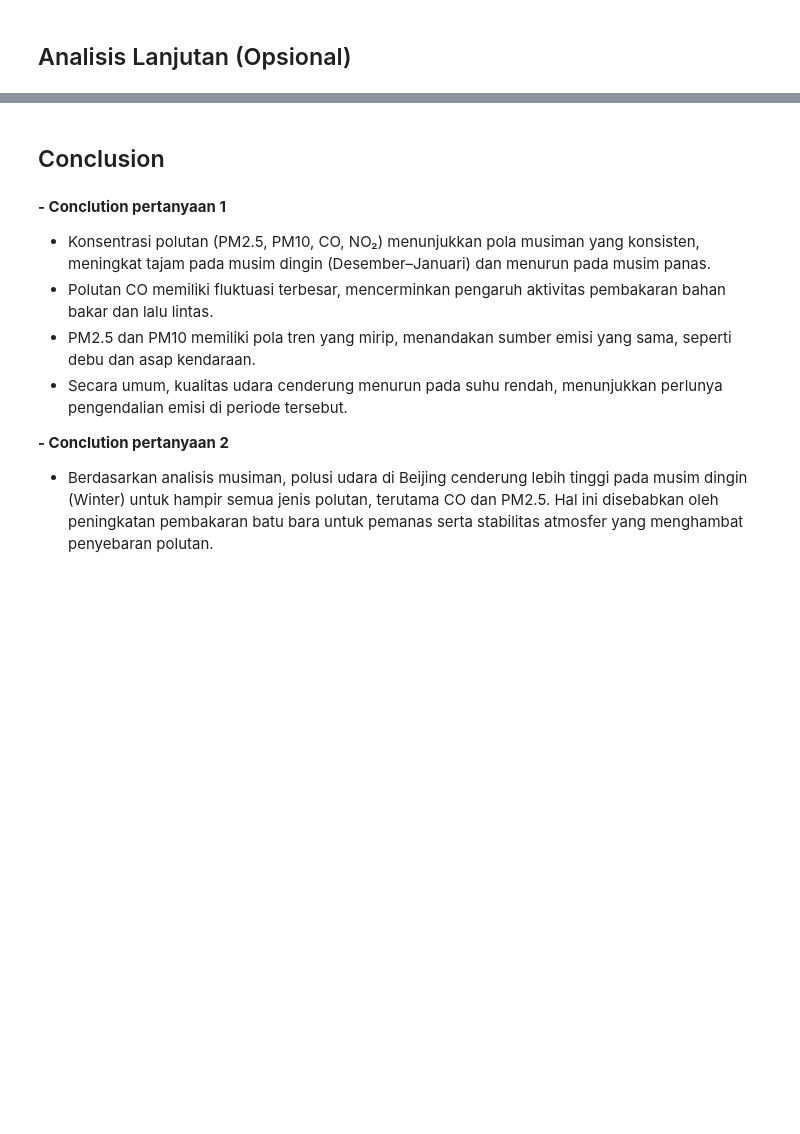
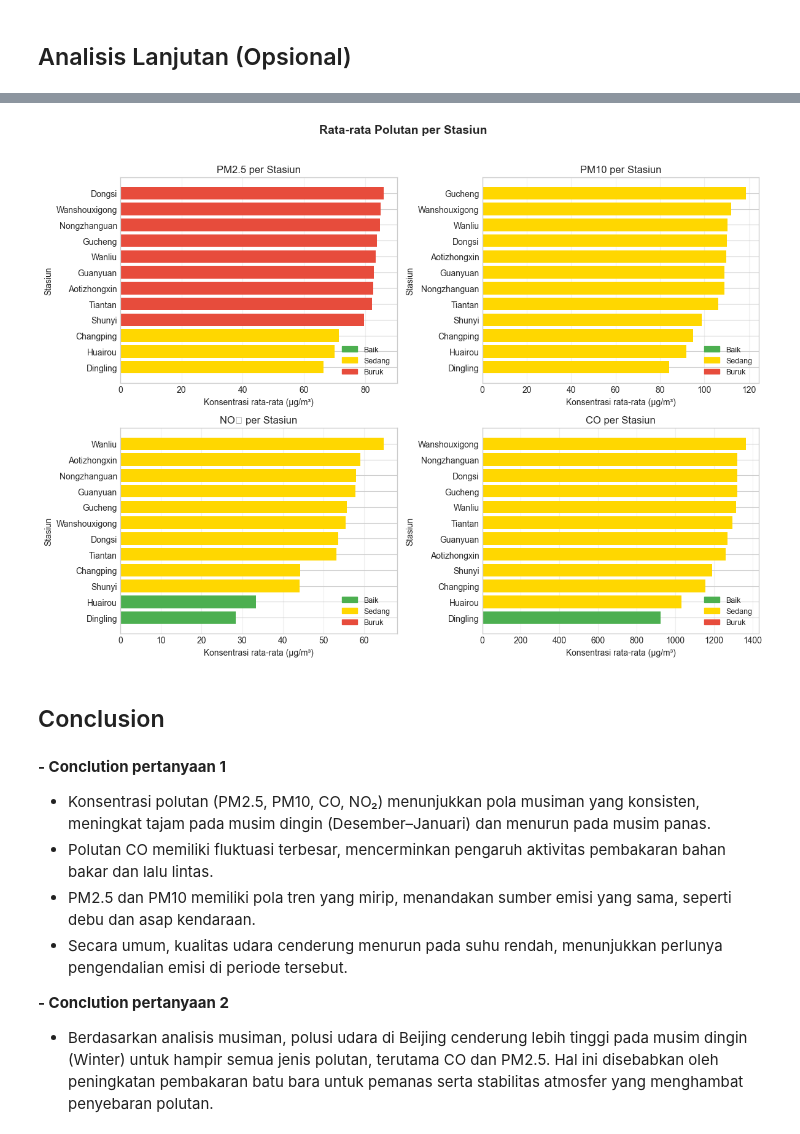
Before and after one commit to silviadela/submissions-analisisdataphyton, a Jupyter notebook: submission/Notebook_Colab_Silvia_Dela_Pranistia_.ipynb, the cells around one changed output, grey strips where cells are left out. Saved outputs shown, nothing was run; the diff lists cells and outputs as text; code cells hidden in the pictures; blank space fills up the shorter version.

```diff
--- a/submission/Notebook_Colab_Silvia_Dela_Pranistia_.ipynb
+++ b/submission/Notebook_Colab_Silvia_Dela_Pranistia_.ipynb
@@ -465,3 +397,87 @@ plt.show()
+# %%
+# === 1) Rata-rata polutan per stasiun ===
+if 'station' not in df.columns and 'station_name' in df.columns:
+    df = df.copy()
+    df.rename(columns={'station_name': 'station'}, inplace=True)
+
+pollutants = [c for c in ['PM2.5','PM10','NO2','CO'] if c in df.columns]
+
+by_station = (
+    df.groupby('station')[pollutants]
+      .mean(numeric_only=True)
+      .reset_index()
+)
+
+# >>>fungsi kategori
+def cat_pm25(v):
+    if v <= 35: return "Baik"
+    elif v <= 75: return "Sedang"
+    else: return "Buruk"
+
+def cat_pm10(v):
+    if v <= 50: return "Baik"
+    elif v <= 150: return "Sedang"
+    else: return "Buruk"
+
+def cat_co(v):
+    if v <= 1000: return "Baik"
+    elif v <= 1500: return "Sedang"
+    else: return "Buruk"
+
+def cat_no2(v):
+    if v <= 40: return "Baik"
+    elif v <= 80: return "Sedang"
+    else: return "Buruk"
+
+# >>>mapping warna untuk kategori
+COLOR_MAP = {"Baik": "#4CAF50", "Sedang": "#FFD700", "Buruk": "#E74C3C"}
+
+# >>>helper untuk dapatkan kategori sesuai polutan
+def cat_value(pol, v):
+    if pol == "PM2.5": return cat_pm25(v)
+    if pol == "PM10" : return cat_pm10(v)
+    if pol == "NO2"  : return cat_no2(v)
+    if pol == "CO"   : return cat_co(v)
+    return "Baik"
+
+fig, axes = plt.subplots(2, 2, figsize=(12, 9))
+fig.suptitle("Rata-rata Polutan per Stasiun", fontsize=14, weight='bold')
+axes = axes.flatten()
+
+#  fungsi barh yang memberi warna per-bar berdasarkan kategori
+def barh_like_dashboard(ax, col, title):
+    if col in by_station.columns:
+        tmp = by_station.sort_values(col, ascending=False).copy()
+        # warna per bar sesuai kategori
+        colors = [COLOR_MAP[cat_value(col, v)] for v in tmp[col]]
+        ax.barh(tmp['station'], tmp[col], color=colors)
+        ax.set_title(title, fontsize=12)
+        ax.set_xlabel("Konsentrasi rata-rata (µg/m³)")
+        ax.set_ylabel("Stasiun")
+        ax.grid(axis="x", alpha=0.3)
+        ax.invert_yaxis()
+
+        # legenda kategori
+        import matplotlib.patches as mpatches
+        legend_patches = [
+            mpatches.Patch(color=COLOR_MAP["Baik"],   label="Baik"),
+            mpatches.Patch(color=COLOR_MAP["Sedang"], label="Sedang"),
+            mpatches.Patch(color=COLOR_MAP["Buruk"],  label="Buruk"),
+        ]
+        ax.legend(handles=legend_patches, loc="lower right", fontsize=9, frameon=False)
+    else:
+        ax.axis("off")
+
+# urutan & judul sama seperti dashboard
+barh_like_dashboard(axes[0], "PM2.5", "PM2.5 per Stasiun")
+barh_like_dashboard(axes[1], "PM10",  "PM10 per Stasiun")
+barh_like_dashboard(axes[2], "NO2",   "NO₂ per Stasiun")
+barh_like_dashboard(axes[3], "CO",    "CO per Stasiun")
+
+plt.tight_layout(rect=[0, 0, 1, 0.96])
+plt.show()
+# %% [output]
+[figure, added]
 # %% [markdown]
 ## Conclusion
 # %% [markdown]
```
Also changed, not shown: parts of 6 cells of this notebook, 3 other files.
